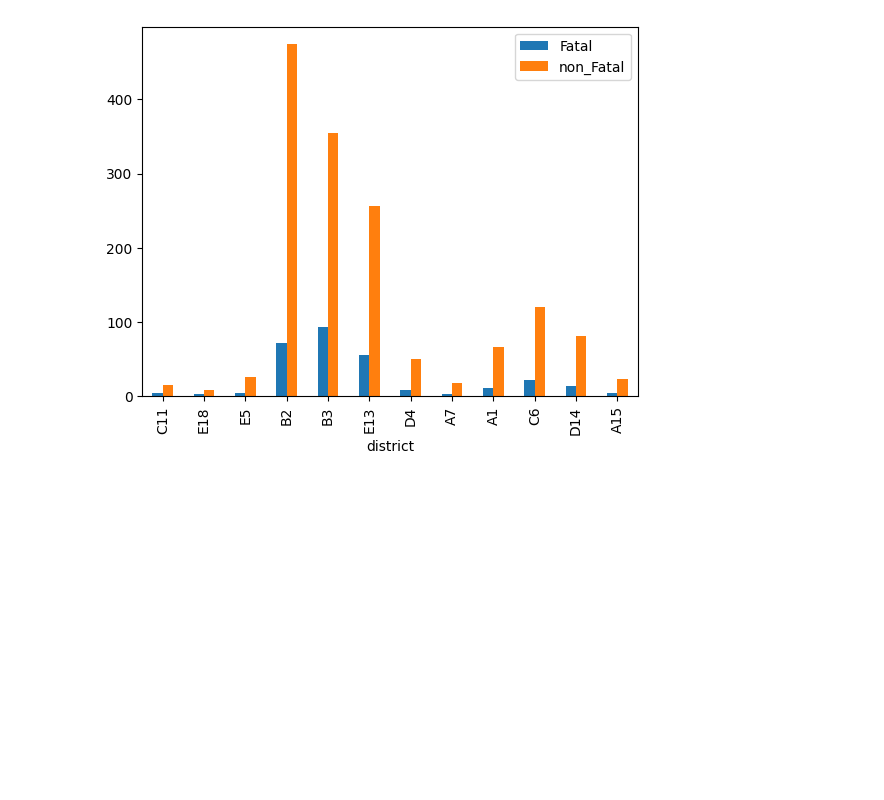
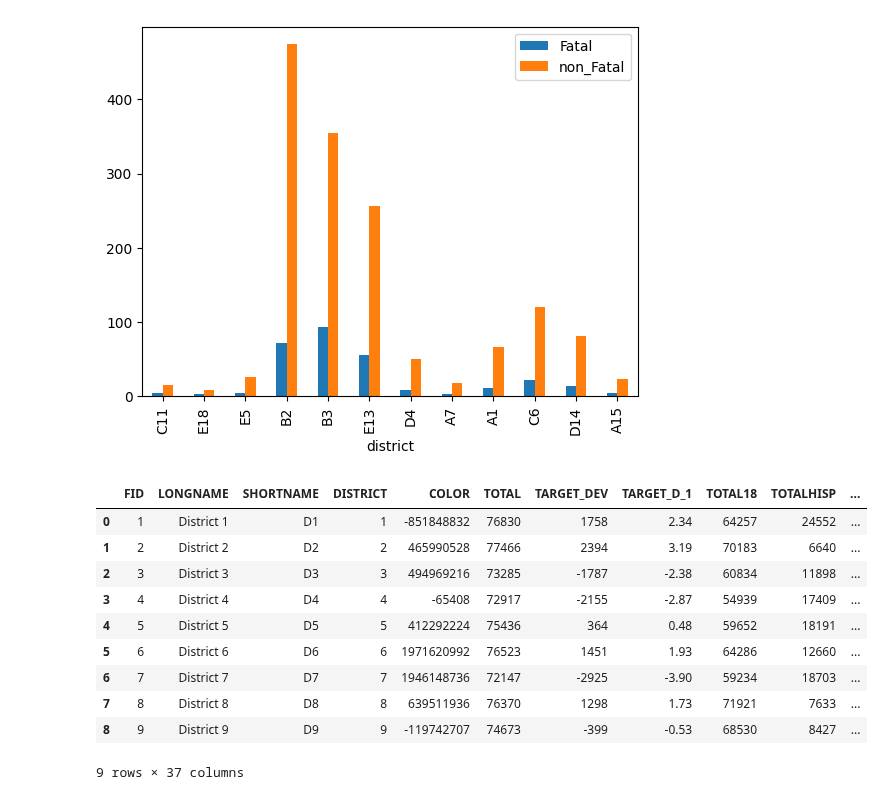
Before and after one commit to BU-Spark/ds-councilor-worrell-gun-violence, a Jupyter notebook: spring23-team-2/data/ drivers_of_violence.ipynb, the cells around one changed output. Saved outputs shown, nothing was run; the diff lists cells and outputs as text; code cells hidden in the pictures; blank space fills up the shorter version.

```diff
--- a/spring23-team-2/data/ drivers_of_violence.ipynb
+++ b/spring23-team-2/data/ drivers_of_violence.ipynb
@@ -28,3 +28,17 @@ temp.plot.bar(x='district')
 # %% [output]
 <AxesSubplot: xlabel='district'>
 [figure]
+# %%
+shapefile_df.head(20)
+# %% [output]
+|  | FID | LONGNAME | SHORTNAME | DISTRICT | COLOR | TOTAL | TARGET_DEV | TARGET_D_1 | TOTAL18 | TOTALHISP | ... |
+| 0 | 1 | District 1 | D1 | 1 | -851848832 | 76830 | 1758 | 2.34 | 64257 | 24552 | ... |
+| 1 | 2 | District 2 | D2 | 2 | 465990528 | 77466 | 2394 | 3.19 | 70183 | 6640 | ... |
+| 2 | 3 | District 3 | D3 | 3 | 494969216 | 73285 | -1787 | -2.38 | 60834 | 11898 | ... |
+| 3 | 4 | District 4 | D4 | 4 | -65408 | 72917 | -2155 | -2.87 | 54939 | 17409 | ... |
+| 4 | 5 | District 5 | D5 | 5 | 412292224 | 75436 | 364 | 0.48 | 59652 | 18191 | ... |
+| 5 | 6 | District 6 | D6 | 6 | 1971620992 | 76523 | 1451 | 1.93 | 64286 | 12660 | ... |
+| 6 | 7 | District 7 | D7 | 7 | 1946148736 | 72147 | -2925 | -3.90 | 59234 | 18703 | ... |
+| 7 | 8 | District 8 | D8 | 8 | 639511936 | 76370 | 1298 | 1.73 | 71921 | 7633 | ... |
+| 8 | 9 | District 9 | D9 | 9 | -119742707 | 74673 | -399 | -0.53 | 68530 | 8427 | ... |
+9 rows × 37 columns
```
Also changed, not shown: parts of 2 cells of this notebook.
